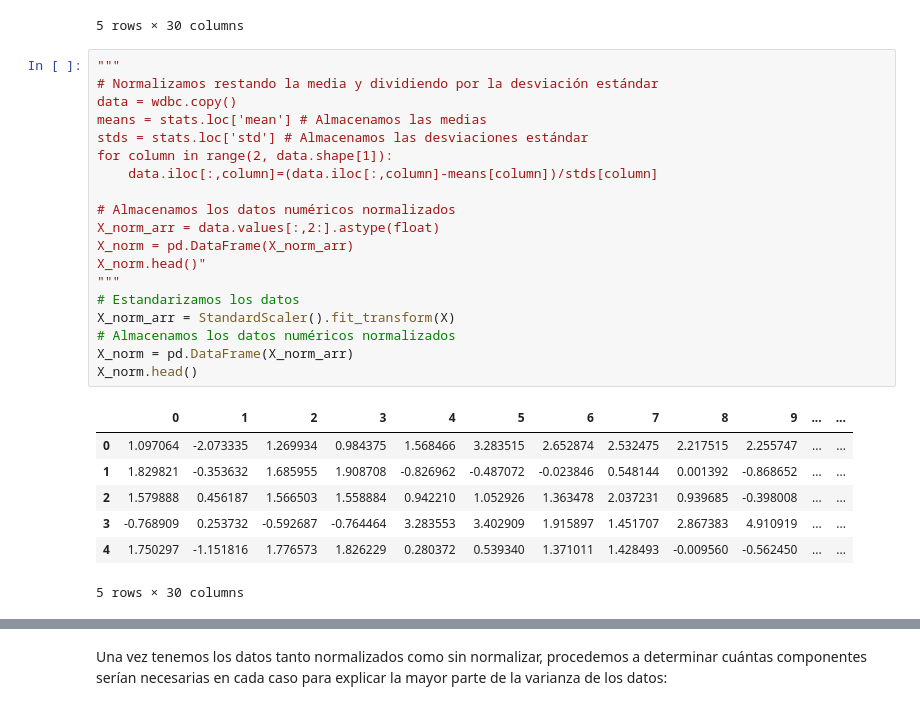
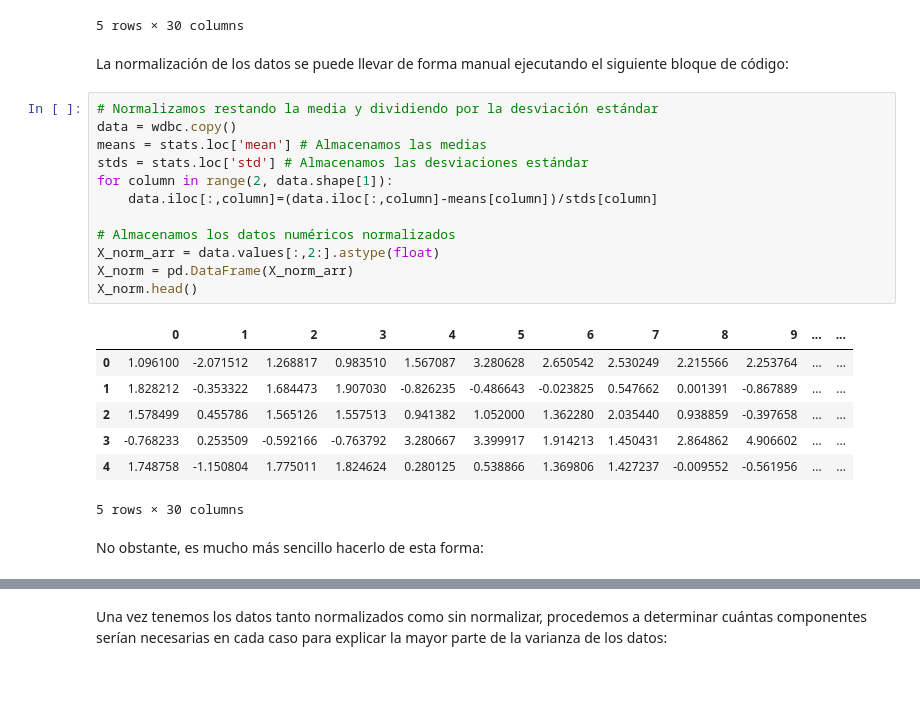
Before and after one commit to saraverdec/APAUT, a Jupyter notebook: pca_saraenriqueleo.ipynb, the cells around one changed output, grey strips where cells are left out. Saved outputs shown, nothing was run; the diff lists cells and outputs as text; blank space fills up the shorter version.

```diff
--- a/pca_saraenriqueleo.ipynb
+++ b/pca_saraenriqueleo.ipynb
@@ -164,30 +166,27 @@ X.head()
 | 3 | 11.42 | 20.38 | 77.58 | 386.1 | 0.14250 | 0.28390 | 0.2414 | 0.10520 | 0.2597 | 0.09744 | ... | ... |
 | 4 | 20.29 | 14.34 | 135.10 | 1297.0 | 0.10030 | 0.13280 | 0.1980 | 0.10430 | 0.1809 | 0.05883 | ... | ... |
 5 rows × 30 columns
+# %% [markdown]
+La normalización de los datos se puede llevar de forma manual ejecutando el siguiente bloque de código:
 # %%
-"""
 # Normalizamos restando la media y dividiendo por la desviación estándar
 data = wdbc.copy()
 means = stats.loc['mean'] # Almacenamos las medias
 stds = stats.loc['std'] # Almacenamos las desviaciones estándar
 for column in range(2, data.shape[1]):
     data.iloc[:,column]=(data.iloc[:,column]-means[column])/stds[column]
 
 # Almacenamos los datos numéricos normalizados
 X_norm_arr = data.values[:,2:].astype(float)
 X_norm = pd.DataFrame(X_norm_arr)
-X_norm.head()"
-"""
-# Estandarizamos los datos
-X_norm_arr = StandardScaler().fit_transform(X)
-# Almacenamos los datos numéricos normalizados
-X_norm = pd.DataFrame(X_norm_arr)
 X_norm.head()
 # %% [output]
 |  | 0 | 1 | 2 | 3 | 4 | 5 | 6 | 7 | 8 | 9 | ... | ... |
-| 0 | 1.097064 | -2.073335 | 1.269934 | 0.984375 | 1.568466 | 3.283515 | 2.652874 | 2.532475 | 2.217515 | 2.255747 | ... | ... |
-| 1 | 1.829821 | -0.353632 | 1.685955 | 1.908708 | -0.826962 | -0.487072 | -0.023846 | 0.548144 | 0.001392 | -0.868652 | ... | ... |
-| 2 | 1.579888 | 0.456187 | 1.566503 | 1.558884 | 0.942210 | 1.052926 | 1.363478 | 2.037231 | 0.939685 | -0.398008 | ... | ... |
-| 3 | -0.768909 | 0.253732 | -0.592687 | -0.764464 | 3.283553 | 3.402909 | 1.915897 | 1.451707 | 2.867383 | 4.910919 | ... | ... |
-| 4 | 1.750297 | -1.151816 | 1.776573 | 1.826229 | 0.280372 | 0.539340 | 1.371011 | 1.428493 | -0.009560 | -0.562450 | ... | ... |
+| 0 | 1.096100 | -2.071512 | 1.268817 | 0.983510 | 1.567087 | 3.280628 | 2.650542 | 2.530249 | 2.215566 | 2.253764 | ... | ... |
+| 1 | 1.828212 | -0.353322 | 1.684473 | 1.907030 | -0.826235 | -0.486643 | -0.023825 | 0.547662 | 0.001391 | -0.867889 | ... | ... |
+| 2 | 1.578499 | 0.455786 | 1.565126 | 1.557513 | 0.941382 | 1.052000 | 1.362280 | 2.035440 | 0.938859 | -0.397658 | ... | ... |
+| 3 | -0.768233 | 0.253509 | -0.592166 | -0.763792 | 3.280667 | 3.399917 | 1.914213 | 1.450431 | 2.864862 | 4.906602 | ... | ... |
+| 4 | 1.748758 | -1.150804 | 1.775011 | 1.824624 | 0.280125 | 0.538866 | 1.369806 | 1.427237 | -0.009552 | -0.561956 | ... | ... |
 5 rows × 30 columns
+# %% [markdown]
+No obstante, es mucho más sencillo hacerlo de esta forma:
```
Also changed, not shown: parts of 22 cells of this notebook.
